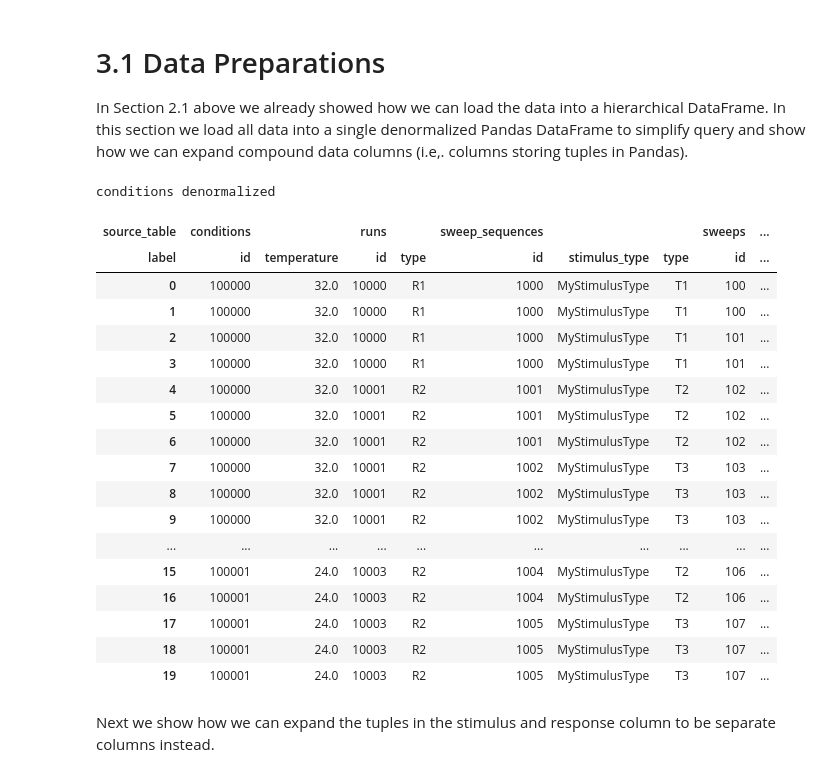
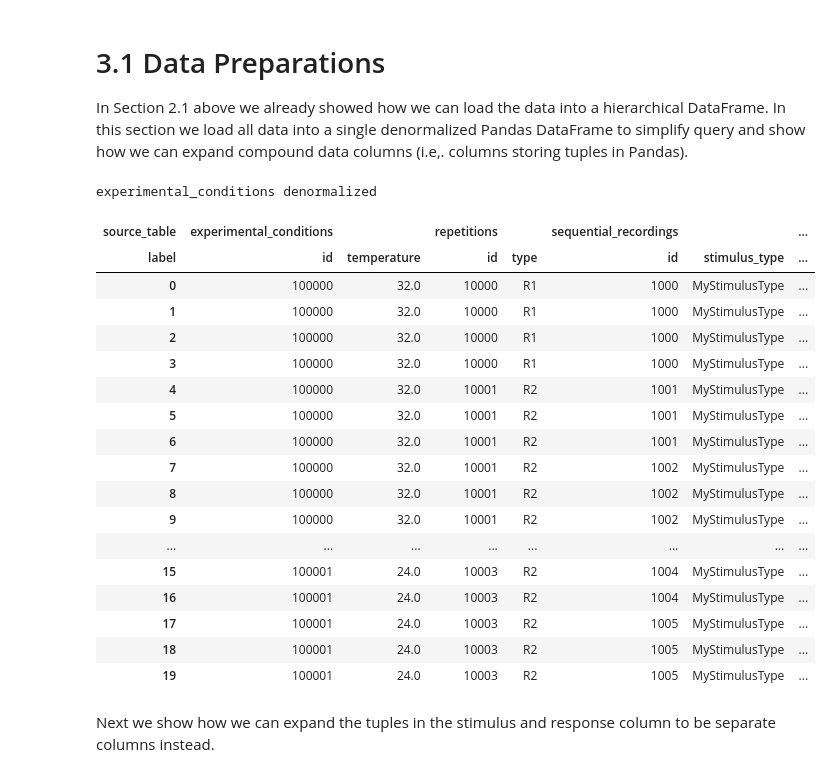
Before and after one commit to oruebel/ndx-icephys-meta, a Jupyter notebook: src/pynwb/examples/icephys_meta_query_example.ipynb, the cells around one changed output. Cells and saved outputs as stored; diff of their text form; code cells hidden in the pictures.

Commit message:
Updated example notebooks to use the new names

```diff
--- a/src/pynwb/examples/icephys_meta_query_example.ipynb
+++ b/src/pynwb/examples/icephys_meta_query_example.ipynb
@@ -100,29 +100,29 @@ For query we can either: **(1)** interact with the DyanmicTables from PyNWB dire
 
 In Section 2.1 above we already showed how we can load the data into a hierarchical DataFrame. In this section we load all data into a single denormalized Pandas DataFrame to simplify query and show how we can expand compound data columns (i.e,. columns storing tuples in Pandas).
 # %%
-icmeta = nwbfile.icephys_conditions.to_denormalized_dataframe()
-print(nwbfile.icephys_conditions.name + " denormalized")
+icmeta = nwbfile.icephys_experimental_conditions.to_denormalized_dataframe()
+print(nwbfile.icephys_experimental_conditions.name + " denormalized")
 display(icmeta)
 # %% [output]
-conditions denormalized
+experimental_conditions denormalized
-| source_table | conditions |  | runs |  | sweep_sequences |  |  | sweeps | ... |
-| label | id | temperature | id | type | id | stimulus_type | type | id | ... |
-| 0 | 100000 | 32.0 | 10000 | R1 | 1000 | MyStimulusType | T1 | 100 | ... |
-| 1 | 100000 | 32.0 | 10000 | R1 | 1000 | MyStimulusType | T1 | 100 | ... |
-| 2 | 100000 | 32.0 | 10000 | R1 | 1000 | MyStimulusType | T1 | 101 | ... |
-| 3 | 100000 | 32.0 | 10000 | R1 | 1000 | MyStimulusType | T1 | 101 | ... |
-| 4 | 100000 | 32.0 | 10001 | R2 | 1001 | MyStimulusType | T2 | 102 | ... |
-| 5 | 100000 | 32.0 | 10001 | R2 | 1001 | MyStimulusType | T2 | 102 | ... |
-| 6 | 100000 | 32.0 | 10001 | R2 | 1001 | MyStimulusType | T2 | 102 | ... |
-| 7 | 100000 | 32.0 | 10001 | R2 | 1002 | MyStimulusType | T3 | 103 | ... |
-| 8 | 100000 | 32.0 | 10001 | R2 | 1002 | MyStimulusType | T3 | 103 | ... |
-| 9 | 100000 | 32.0 | 10001 | R2 | 1002 | MyStimulusType | T3 | 103 | ... |
-| ... | ... | ... | ... | ... | ... | ... | ... | ... | ... |
-| 15 | 100001 | 24.0 | 10003 | R2 | 1004 | MyStimulusType | T2 | 106 | ... |
-| 16 | 100001 | 24.0 | 10003 | R2 | 1004 | MyStimulusType | T2 | 106 | ... |
-| 17 | 100001 | 24.0 | 10003 | R2 | 1005 | MyStimulusType | T3 | 107 | ... |
-| 18 | 100001 | 24.0 | 10003 | R2 | 1005 | MyStimulusType | T3 | 107 | ... |
-| 19 | 100001 | 24.0 | 10003 | R2 | 1005 | MyStimulusType | T3 | 107 | ... |
+| source_table | experimental_conditions |  | repetitions |  | sequential_recordings |  | ... |
+| label | id | temperature | id | type | id | stimulus_type | ... |
+| 0 | 100000 | 32.0 | 10000 | R1 | 1000 | MyStimulusType | ... |
+| 1 | 100000 | 32.0 | 10000 | R1 | 1000 | MyStimulusType | ... |
+| 2 | 100000 | 32.0 | 10000 | R1 | 1000 | MyStimulusType | ... |
+| 3 | 100000 | 32.0 | 10000 | R1 | 1000 | MyStimulusType | ... |
+| 4 | 100000 | 32.0 | 10001 | R2 | 1001 | MyStimulusType | ... |
+| 5 | 100000 | 32.0 | 10001 | R2 | 1001 | MyStimulusType | ... |
+| 6 | 100000 | 32.0 | 10001 | R2 | 1001 | MyStimulusType | ... |
+| 7 | 100000 | 32.0 | 10001 | R2 | 1002 | MyStimulusType | ... |
+| 8 | 100000 | 32.0 | 10001 | R2 | 1002 | MyStimulusType | ... |
+| 9 | 100000 | 32.0 | 10001 | R2 | 1002 | MyStimulusType | ... |
+| ... | ... | ... | ... | ... | ... | ... | ... |
+| 15 | 100001 | 24.0 | 10003 | R2 | 1004 | MyStimulusType | ... |
+| 16 | 100001 | 24.0 | 10003 | R2 | 1004 | MyStimulusType | ... |
+| 17 | 100001 | 24.0 | 10003 | R2 | 1005 | MyStimulusType | ... |
+| 18 | 100001 | 24.0 | 10003 | R2 | 1005 | MyStimulusType | ... |
+| 19 | 100001 | 24.0 | 10003 | R2 | 1005 | MyStimulusType | ... |
 # %% [markdown]
 Next we show how we can expand the tuples in the stimulus and response column to be separate columns instead.
 # %%
```
Also changed, not shown: parts of 5 cells of this notebook, 2 other files.
